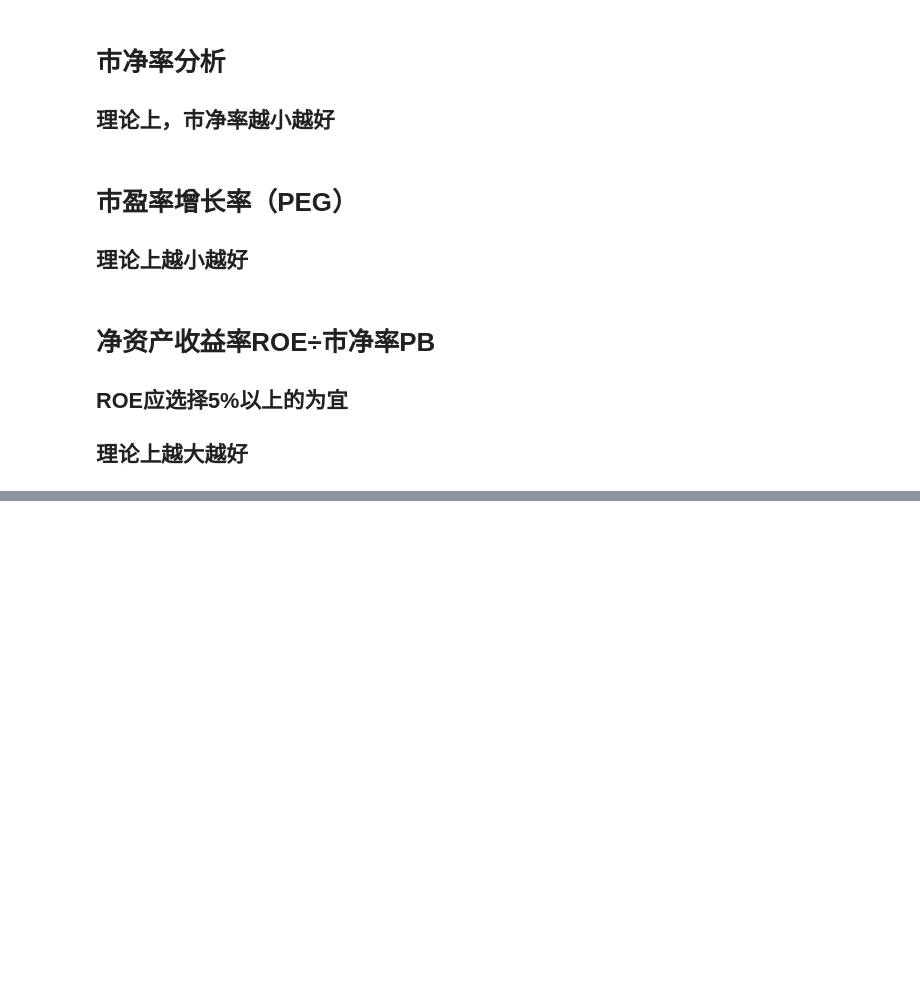
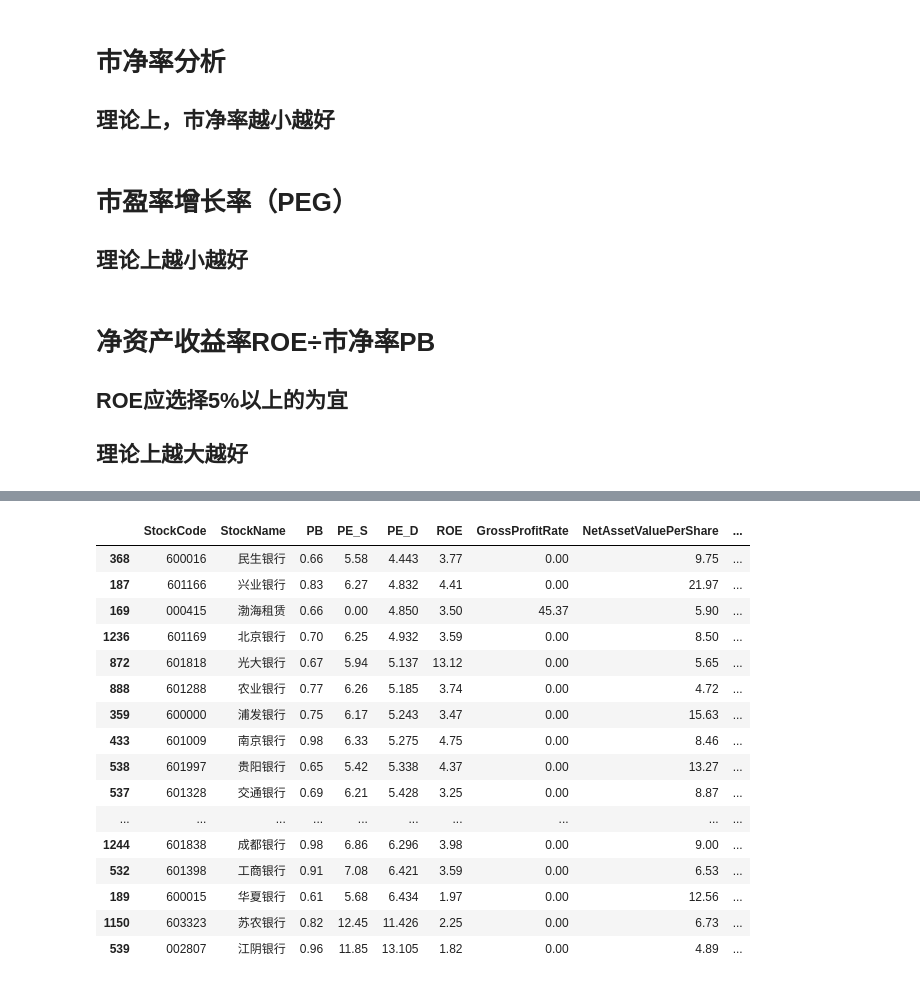
Before and after one commit to taotaodai/DataAnalysis, a Jupyter notebook: Stock_Companies/StockAnalize.ipynb, the cells around one changed output, grey strips where cells are left out. Cells and saved outputs as stored; diff of their text form; code cells hidden in the pictures; blank space fills up the shorter version.

```diff
--- a/Stock_Companies/StockAnalize.ipynb
+++ b/Stock_Companies/StockAnalize.ipynb
@@ -62,6 +57,7 @@ def getNetProfitRate(np_des):
         return float(np_des[index_rate_s+2:index_rate_e])
     else:
         return 0
+
 def disposeNetProfitRate(netProfitRate):
     if netProfitRate == 0:
         return -1
@@ -81,6 +77,14 @@ def disposeGrossProfitRate(gpr):
         index = gpr.find('%')
         return float(gpr[:index])
 
+#每股净资产
+def disposeNetAssetValuePerShare(navps):
+    if navps == '未公布':
+        return 0
+    else:
+        index = navps.find('元')
+        return float(navps[:index])
+
 def disposeCapitalStock(cs):
     if cs == '未公布':
         return 0
@@ -103,6 +107,8 @@ df['NetProfit'] = df['NetProfitDes'].apply(lambda x:getNetProfit(x))
 df['NetProfitRate'] = df['NetProfitDes'].apply(lambda x:getNetProfitRate(x))
 
 df['GrossProfitRate'] = df['GrossProfitRate'].apply(lambda x:disposeGrossProfitRate(x))
+
+df['NetAssetValuePerShare'] = df['NetAssetValuePerShare'].apply(lambda x:disposeNetAssetValuePerShare(x))
 
 df['CapitalStock'] = df['CapitalStock'].apply(lambda x:disposeCapitalStock(x))
 
@@ -275,0 +244,4 @@ sl
+# %%
+df_long = df[df['FinanceAnalize'].apply(lambda x:str(x).find('破净股') >= 0) & (df['PE_D'] > 0) & (df['PE_D'] < 15)]
+# %%
+df_long = df_long.sort_values(['PE_D'],ascending=True)
@@ -275,0 +268,20 @@ sl
+# %%
+df_long[df_long['TopTrade'] == '金融服务']
+# %% [output]
+|  | StockCode | StockName | PB | PE_S | PE_D | ROE | GrossProfitRate | NetAssetValuePerShare | ... |
+| 368 | 600016 | 民生银行 | 0.66 | 5.58 | 4.443 | 3.77 | 0.00 | 9.75 | ... |
+| 187 | 601166 | 兴业银行 | 0.83 | 6.27 | 4.832 | 4.41 | 0.00 | 21.97 | ... |
+| 169 | 000415 | 渤海租赁 | 0.66 | 0.00 | 4.850 | 3.50 | 45.37 | 5.90 | ... |
+| 1236 | 601169 | 北京银行 | 0.70 | 6.25 | 4.932 | 3.59 | 0.00 | 8.50 | ... |
+| 872 | 601818 | 光大银行 | 0.67 | 5.94 | 5.137 | 13.12 | 0.00 | 5.65 | ... |
+| 888 | 601288 | 农业银行 | 0.77 | 6.26 | 5.185 | 3.74 | 0.00 | 4.72 | ... |
+| 359 | 600000 | 浦发银行 | 0.75 | 6.17 | 5.243 | 3.47 | 0.00 | 15.63 | ... |
+| 433 | 601009 | 南京银行 | 0.98 | 6.33 | 5.275 | 4.75 | 0.00 | 8.46 | ... |
+| 538 | 601997 | 贵阳银行 | 0.65 | 5.42 | 5.338 | 4.37 | 0.00 | 13.27 | ... |
+| 537 | 601328 | 交通银行 | 0.69 | 6.21 | 5.428 | 3.25 | 0.00 | 8.87 | ... |
+| ... | ... | ... | ... | ... | ... | ... | ... | ... | ... |
+| 1244 | 601838 | 成都银行 | 0.98 | 6.86 | 6.296 | 3.98 | 0.00 | 9.00 | ... |
+| 532 | 601398 | 工商银行 | 0.91 | 7.08 | 6.421 | 3.59 | 0.00 | 6.53 | ... |
+| 189 | 600015 | 华夏银行 | 0.61 | 5.68 | 6.434 | 1.97 | 0.00 | 12.56 | ... |
+| 1150 | 603323 | 苏农银行 | 0.82 | 12.45 | 11.426 | 2.25 | 0.00 | 6.73 | ... |
+| 539 | 002807 | 江阴银行 | 0.96 | 11.85 | 13.105 | 1.82 | 0.00 | 4.89 | ... |
```
Also changed, not shown: parts of 6 cells of this notebook, 1 other file.
